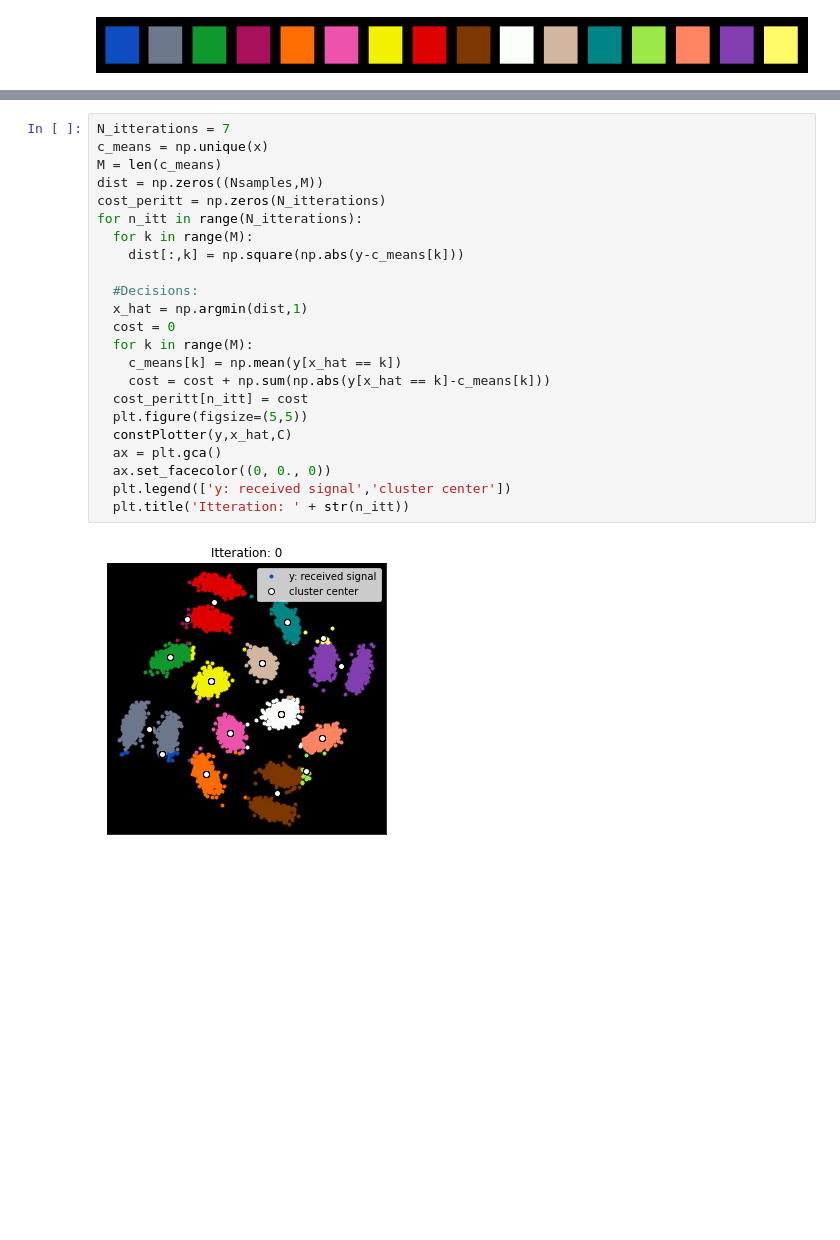
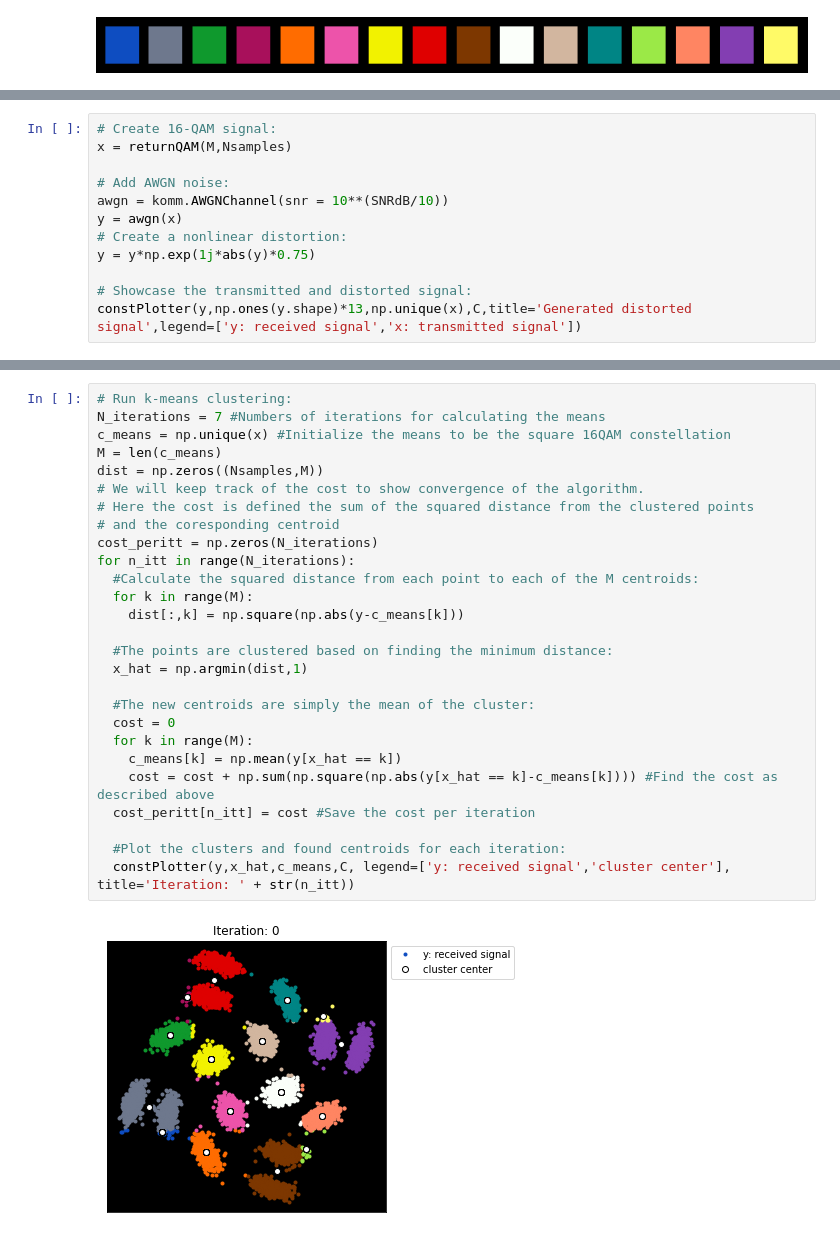
Before and after one commit to tiboas/KmeansForQAM, a Jupyter notebook: K_means_clustering_for_QAM.ipynb, the cells around one changed output, grey strips where cells are left out. Cells and saved outputs as stored; diff of their text form; blank space fills up the shorter version.

```diff
--- a/K_means_clustering_for_QAM.ipynb
+++ b/K_means_clustering_for_QAM.ipynb
@@ -87,0 +74,12 @@ plt.legend(['y: received signal','x: transmitted signal'])
+# %%
+# Create 16-QAM signal:
+x = returnQAM(M,Nsamples)
+
+# Add AWGN noise:
+awgn = komm.AWGNChannel(snr = 10**(SNRdB/10))
+y = awgn(x)
+# Create a nonlinear distortion:
+y = y*np.exp(1j*abs(y)*0.75)
+
+# Showcase the transmitted and distorted signal:
+constPlotter(y,np.ones(y.shape)*13,np.unique(x),C,title='Generated distorted signal',legend=['y: received signal','x: transmitted signal'])
@@ -88,25 +88,29 @@ plt.legend(['y: received signal','x: transmitted signal'])
 # %%
-N_itterations = 7
-c_means = np.unique(x)
+# Run k-means clustering:
+N_iterations = 7 #Numbers of iterations for calculating the means
+c_means = np.unique(x) #Initialize the means to be the square 16QAM constellation
 M = len(c_means)
 dist = np.zeros((Nsamples,M))
-cost_peritt = np.zeros(N_itterations)
-for n_itt in range(N_itterations):
+# We will keep track of the cost to show convergence of the algorithm.
+# Here the cost is defined the sum of the squared distance from the clustered points
+# and the coresponding centroid
+cost_peritt = np.zeros(N_iterations)
+for n_itt in range(N_iterations):
+  #Calculate the squared distance from each point to each of the M centroids:
   for k in range(M):
     dist[:,k] = np.square(np.abs(y-c_means[k]))
 
-  #Decisions:
+  #The points are clustered based on finding the minimum distance:
   x_hat = np.argmin(dist,1)
+
+  #The new centroids are simply the mean of the cluster:
   cost = 0
   for k in range(M):
     c_means[k] = np.mean(y[x_hat == k])
-    cost = cost + np.sum(np.abs(y[x_hat == k]-c_means[k]))
-  cost_peritt[n_itt] = cost
-  plt.figure(figsize=(5,5))
-  constPlotter(y,x_hat,C)
-  ax = plt.gca()
-  ax.set_facecolor((0, 0., 0))
-  plt.legend(['y: received signal','cluster center'])
-  plt.title('Itteration: ' + str(n_itt))
+    cost = cost + np.sum(np.square(np.abs(y[x_hat == k]-c_means[k]))) #Find the cost as described above
+  cost_peritt[n_itt] = cost #Save the cost per iteration
+
+  #Plot the clusters and found centroids for each iteration:
+  constPlotter(y,x_hat,c_means,C, legend=['y: received signal','cluster center'], title='Iteration: ' + str(n_itt))
 # %% [output]
-[figure, old version]
+[figure, new version]
```
Also changed, not shown: parts of 19 cells of this notebook.
